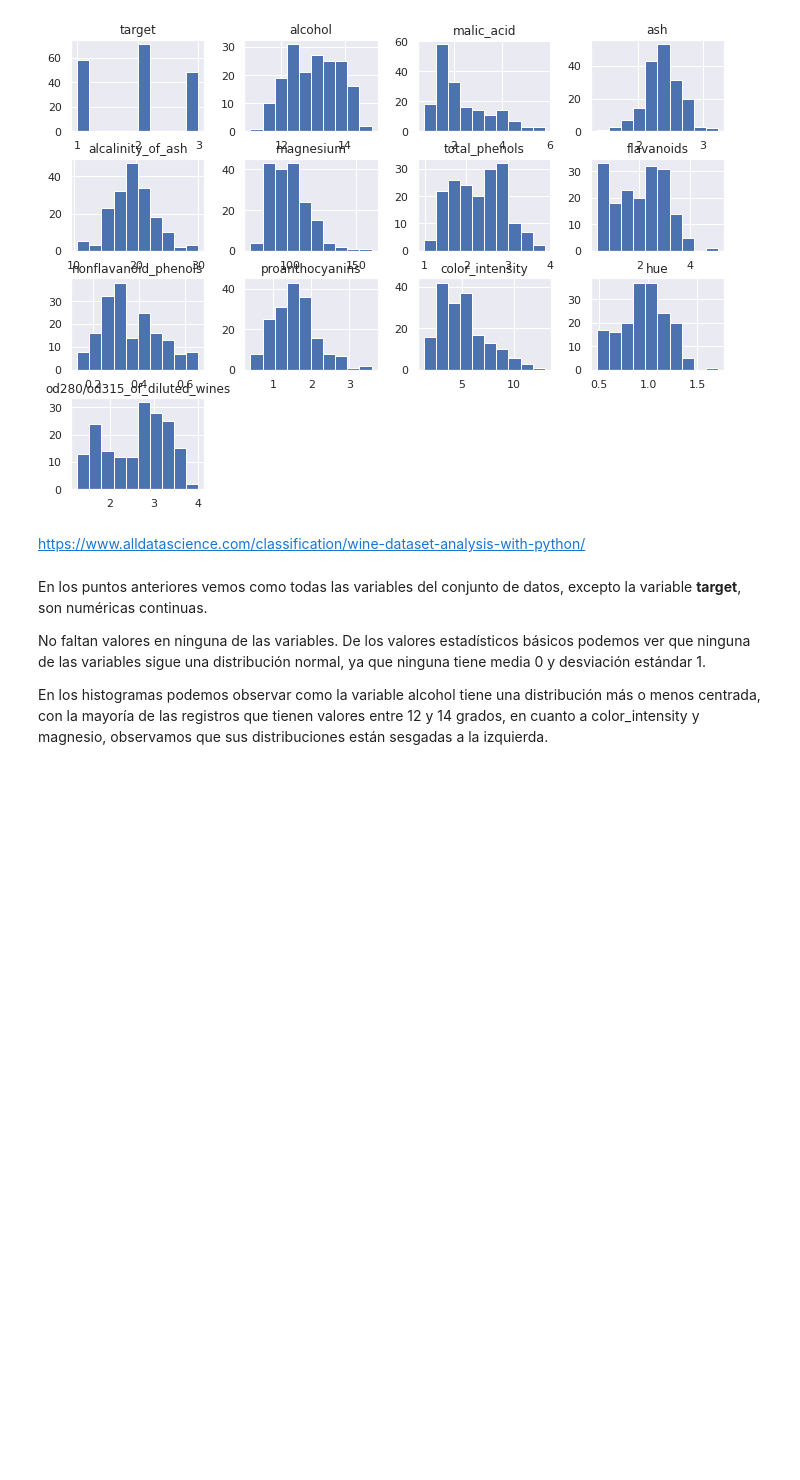
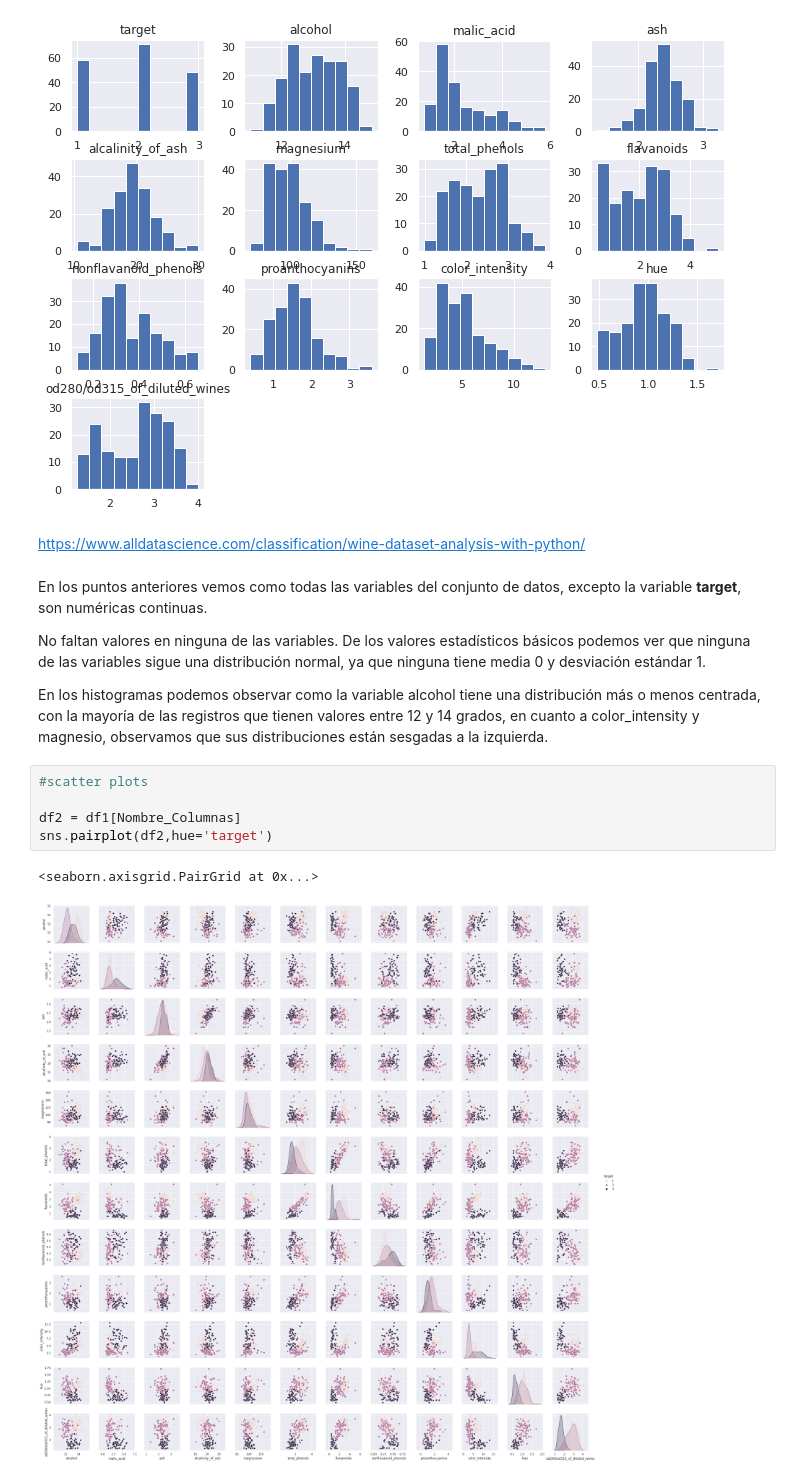
Before and after one commit to JMML2021/0201-estructures_dades, a Jupyter notebook: Sprint_7_Algoritmes_d’aprenentatge_supervisat_Classificacio.ipynb, the cells around one changed output. Drawn from its saved outputs; the diff is of its cells as text; blank space fills up the shorter version.

```diff
--- a/Sprint_7_Algoritmes_d’aprenentatge_supervisat_Classificacio.ipynb
+++ b/Sprint_7_Algoritmes_d’aprenentatge_supervisat_Classificacio.ipynb
@@ -211,3 +218,11 @@ En los puntos anteriores vemos como todas las variables del conjunto de datos, e
 No faltan valores en ninguna de las variables. De los valores estadísticos básicos podemos ver que ninguna de las variables sigue una distribución normal, ya que ninguna tiene media 0 y desviación estándar 1.
 
 En los histogramas podemos observar como la variable alcohol tiene una distribución más o menos centrada, con la mayoría de las registros que tienen valores entre 12 y 14 grados, en cuanto a color_intensity y magnesio, observamos que sus distribuciones están sesgadas a la izquierda.
+# %%
+#scatter plots
+
+df2 = df1[Nombre_Columnas]
+sns.pairplot(df2,hue='target')
+# %% [output]
+<seaborn.axisgrid.PairGrid at 0x...>
+[figure, added]
```
Also changed, not shown: parts of 4 cells of this notebook.
